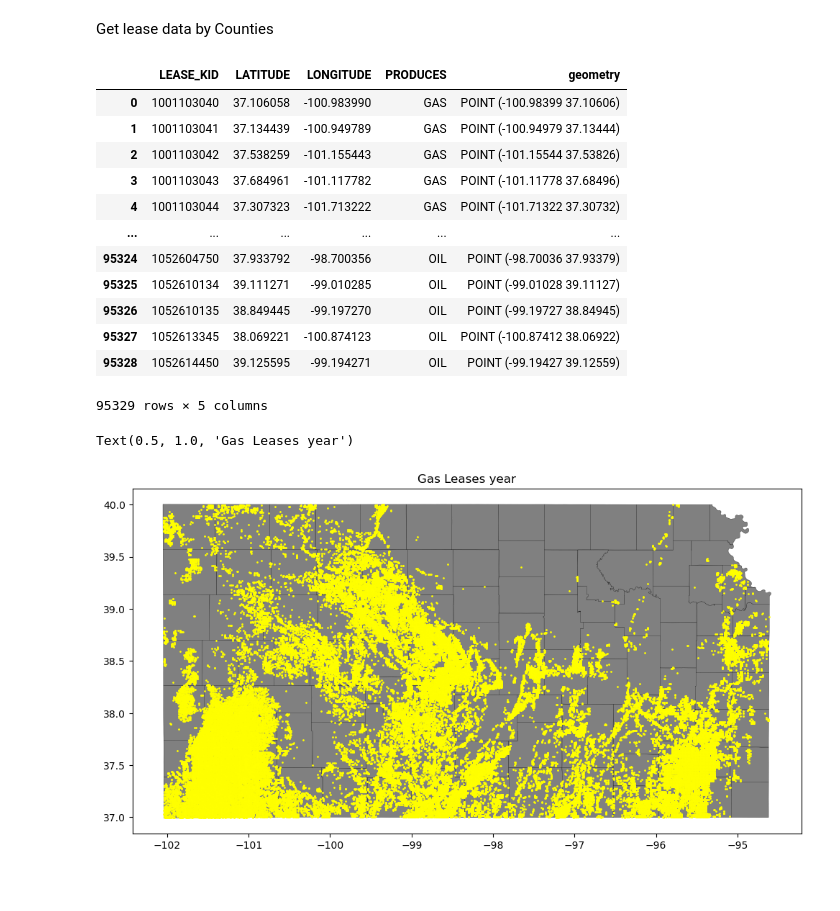
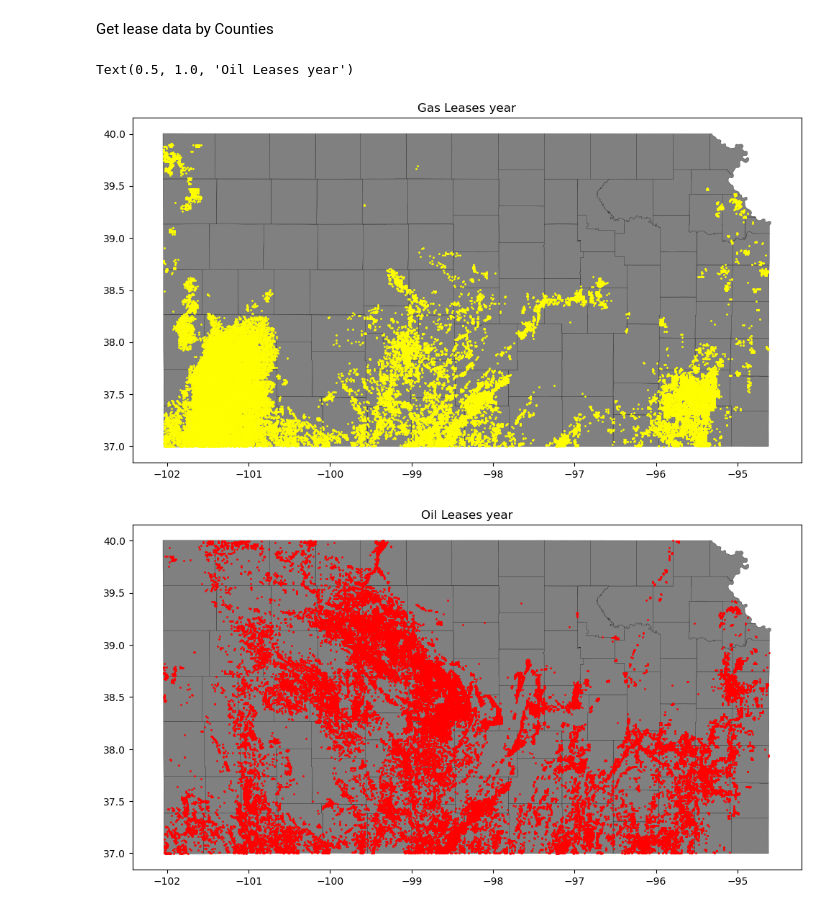
Before and after one commit to Energy-DVA/energy, a Jupyter notebook: _1_analysis/eda.ipynb, the cells around one changed output. Saved outputs shown, nothing was run; the diff lists cells and outputs as text; code cells hidden in the pictures.

```diff
--- a/_1_analysis/eda.ipynb
+++ b/_1_analysis/eda.ipynb
@@ -361,28 +375,19 @@ df_gas_prods = pd.read_sql(s, engine)
-# %%
-df_leases
-# %% [output]
-|  | LEASE_KID | LATITUDE | LONGITUDE | PRODUCES | geometry |
-| 0 | 1001103040 | 37.106058 | -100.983990 | GAS | POINT (-100.98399 37.10606) |
-| 1 | 1001103041 | 37.134439 | -100.949789 | GAS | POINT (-100.94979 37.13444) |
-| 2 | 1001103042 | 37.538259 | -101.155443 | GAS | POINT (-101.15544 37.53826) |
-| 3 | 1001103043 | 37.684961 | -101.117782 | GAS | POINT (-101.11778 37.68496) |
-| 4 | 1001103044 | 37.307323 | -101.713222 | GAS | POINT (-101.71322 37.30732) |
-| ... | ... | ... | ... | ... | ... |
-| 95324 | 1052604750 | 37.933792 | -98.700356 | OIL | POINT (-98.70036 37.93379) |
-| 95325 | 1052610134 | 39.111271 | -99.010285 | OIL | POINT (-99.01028 39.11127) |
-| 95326 | 1052610135 | 38.849445 | -99.197270 | OIL | POINT (-99.19727 38.84945) |
-| 95327 | 1052613345 | 38.069221 | -100.874123 | OIL | POINT (-100.87412 38.06922) |
-| 95328 | 1052614450 | 39.125595 | -99.194271 | OIL | POINT (-99.19427 39.12559) |
-95329 rows × 5 columns
 # %%
 kansas_counties = kansas_state[["NAME",'geometry']]
 
 # Plot leases in given year
 fig, ax = plt.subplots(figsize = (12,10))
 kansas_state.plot(ax = ax, color = 'grey', edgecolor='black', linewidth=0.2)
-df_leases.plot(ax = ax, color = 'yellow', markersize = 1)
+df_leases[df_leases["PRODUCES"]=="GAS"].plot(ax = ax, color = 'yellow', markersize = 1)
 ax.set_title("Gas Leases year")
+
+# Plot leases in given year
+fig, ax = plt.subplots(figsize = (12,10))
+kansas_state.plot(ax = ax, color = 'grey', edgecolor='black', linewidth=0.2)
+df_leases[df_leases["PRODUCES"]=="OIL"].plot(ax = ax, color = 'red', markersize = 1)
+ax.set_title("Oil Leases year")
 # %% [output]
-Text(0.5, 1.0, 'Gas Leases year')
+Text(0.5, 1.0, 'Oil Leases year')
-[figure, old version]
+[figure, new version]
+[figure, added]
 # %%
```
Also changed, not shown: parts of 10 cells of this notebook.
